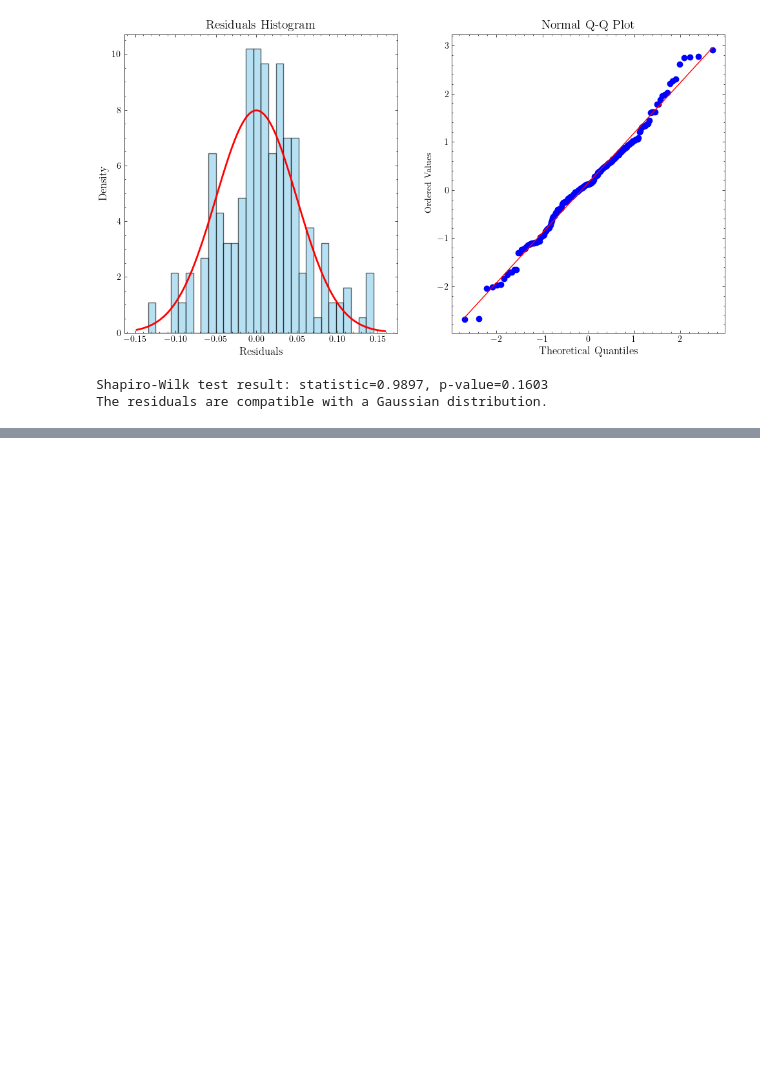
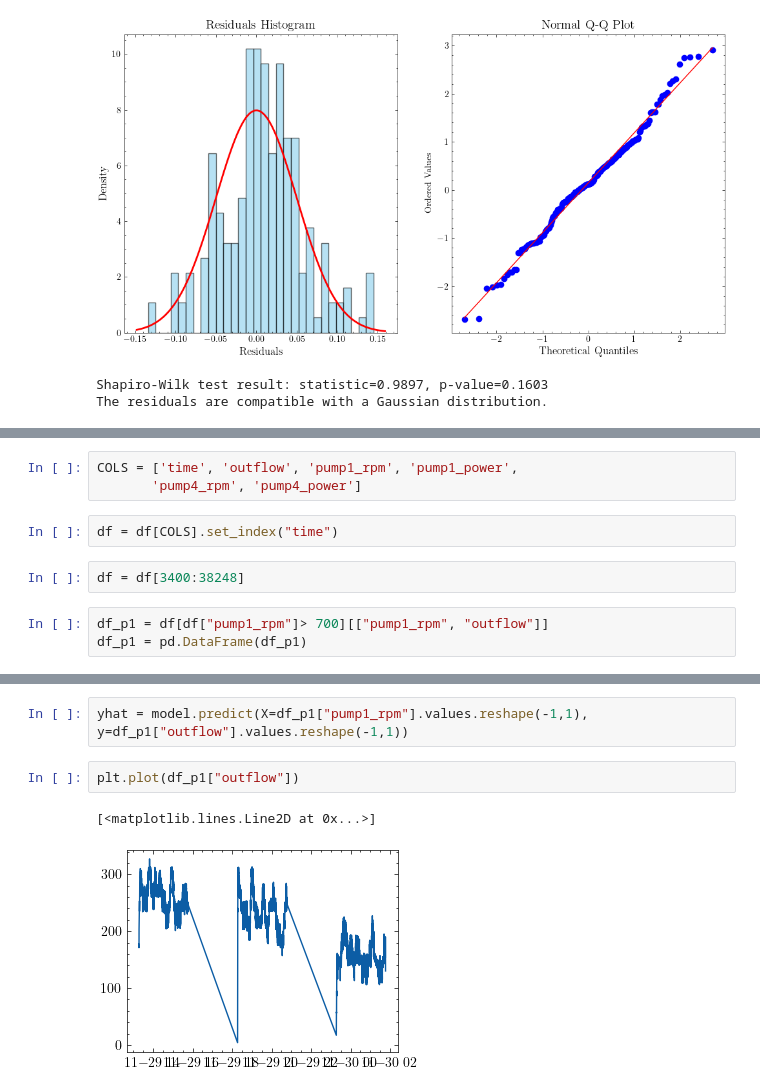
Before and after one commit to DTU-Teaching/Industrial-IoT-For-Digitization-Of-Electronic-Assets-2024, a Jupyter notebook: Module 3/code/Build an ARX model.ipynb, the cells around one changed output, grey strips where cells are left out. Drawn from its saved outputs; the diff is of its cells as text; blank space fills up the shorter version.

```diff
--- a/Module 3/code/Build an ARX model.ipynb
+++ b/Module 3/code/Build an ARX model.ipynb
@@ -286,0 +291,10 @@ The residuals are compatible with a Gaussian distribution.
+# %%
+COLS = ['time', 'outflow', 'pump1_rpm', 'pump1_power',
+       'pump4_rpm', 'pump4_power']
+# %%
+df = df[COLS].set_index("time")
+# %%
+df = df[3400:38248]
+# %%
+df_p1 = df[df["pump1_rpm"]> 700][["pump1_rpm", "outflow"]]
+df_p1 = pd.DataFrame(df_p1)
@@ -286,0 +327,7 @@ The residuals are compatible with a Gaussian distribution.
+# %%
+yhat = model.predict(X=df_p1["pump1_rpm"].values.reshape(-1,1), y=df_p1["outflow"].values.reshape(-1,1))
+# %%
+plt.plot(df_p1["outflow"])
+# %% [output]
+[<matplotlib.lines.Line2D at 0x...>]
+[figure, added]
```
Also changed, not shown: parts of 5 cells of this notebook, 14 other files.
